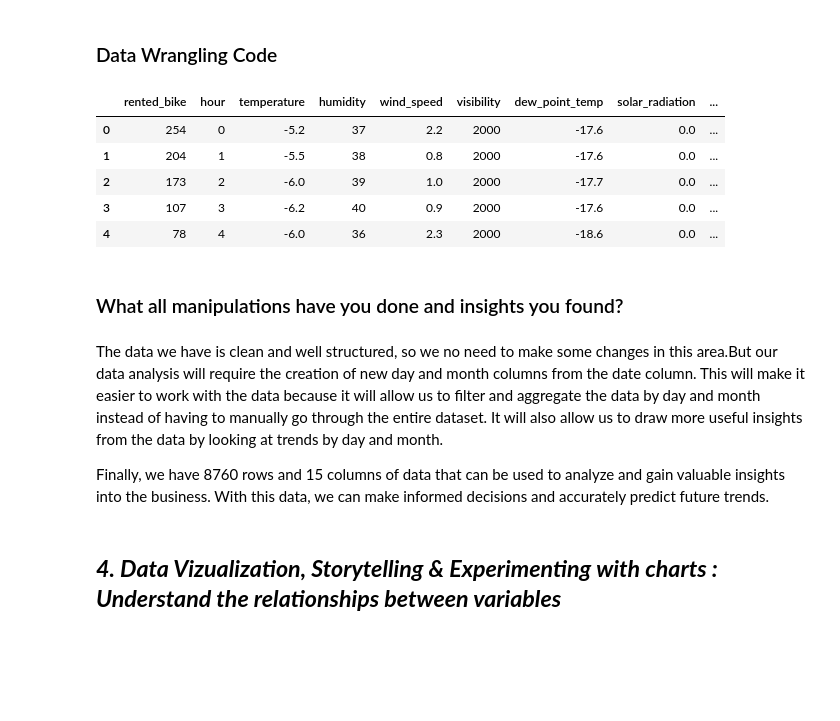
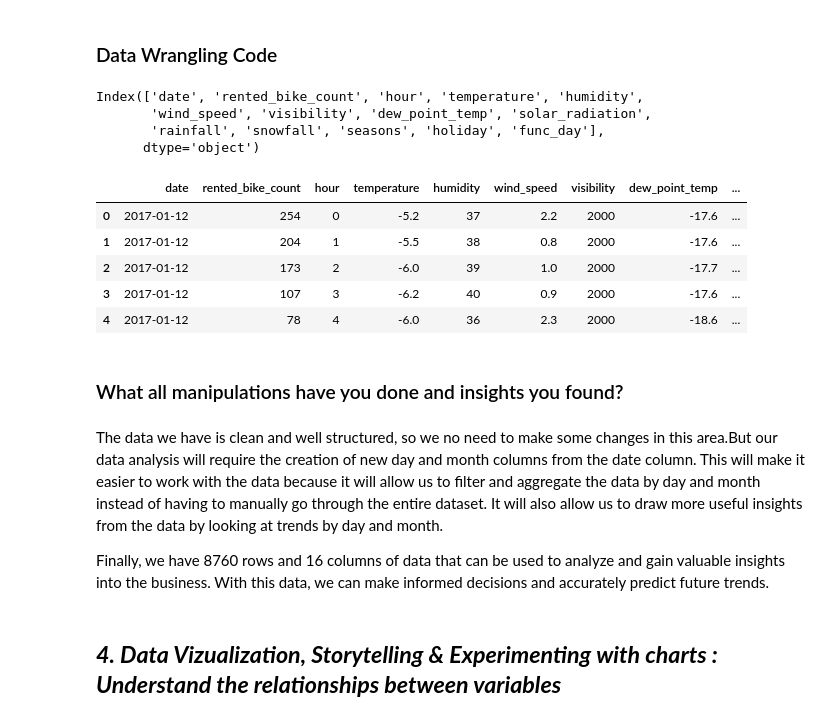
Before and after one commit to Vijaysiraw/ML_Regression_Bike_Sharing_Demand_Prediction, a Jupyter notebook: ML_Regression_Bike_Sharing_Demand_Prediction.ipynb, the cells around one changed output. Drawn from its saved outputs; the diff is of its cells as text; code cells hidden in the pictures; blank space fills up the shorter version.

Commit message:
Data Vizualization part 1

```diff
--- a/ML_Regression_Bike_Sharing_Demand_Prediction.ipynb
+++ b/ML_Regression_Bike_Sharing_Demand_Prediction.ipynb
@@ -299,7 +301,6 @@ sb=sb_data.copy()
 # %%
-
-# Renaming the columns
-sb.rename(columns= {'Date':'date','Rented Bike Count': 'rented_bike', 'Hour':'hour',
+#Renaming the columns
+sb.rename(columns= {'Date':'date','Rented Bike Count': 'rented_bike_count', 'Hour':'hour',
                     'Temperature(°C)':'temperature', 'Humidity(%)':'humidity',
                     'Wind speed (m/s)': 'wind_speed', 'Visibility (10m)': 'visibility',
                     'Dew point temperature(°C)':'dew_point_temp',
@@ -307,4 +308,12 @@ sb.rename(columns= {'Date':'date','Rented Bike Count': 'rented_bike', 'Hour':'ho
                     'Snowfall (cm)':'snowfall', 'Seasons':'seasons',
                     'Holiday':'holiday', 'Functioning Day':'func_day'},
           inplace=True)
+# %%
+#Columns in copied dataset
+sb.columns
+# %% [output]
+Index(['date', 'rented_bike_count', 'hour', 'temperature', 'humidity',
+       'wind_speed', 'visibility', 'dew_point_temp', 'solar_radiation',
+       'rainfall', 'snowfall', 'seasons', 'holiday', 'func_day'],
+      dtype='object')
 # %%
@@ -312,5 +321,5 @@ sb.rename(columns= {'Date':'date','Rented Bike Count': 'rented_bike', 'Hour':'ho
 sb['date'] = pd.to_datetime(sb['date'])
 # %%
-#create day column in dataset
-sb['day']=sb['date'].apply(lambda x : x.strftime('%a'))
+#Creating new columns for day in dataset
+sb['day_of_week']=sb['date'].apply(lambda x : x.strftime('%A'))
 # %%
@@ -318,23 +327,20 @@ sb['day']=sb['date'].apply(lambda x : x.strftime('%a'))
 sb['month']=sb['date'].apply(lambda x : x.month)
-# %%
-#drop date column becouse it is useless
-sb.drop('date',axis=1,inplace=True)
 # %%
-sb.head()
+sb.head(5)
 # %% [output]
-|  | rented_bike | hour | temperature | humidity | wind_speed | visibility | dew_point_temp | solar_radiation | ... |
-| 0 | 254 | 0 | -5.2 | 37 | 2.2 | 2000 | -17.6 | 0.0 | ... |
-| 1 | 204 | 1 | -5.5 | 38 | 0.8 | 2000 | -17.6 | 0.0 | ... |
-| 2 | 173 | 2 | -6.0 | 39 | 1.0 | 2000 | -17.7 | 0.0 | ... |
-| 3 | 107 | 3 | -6.2 | 40 | 0.9 | 2000 | -17.6 | 0.0 | ... |
-| 4 | 78 | 4 | -6.0 | 36 | 2.3 | 2000 | -18.6 | 0.0 | ... |
+|  | date | rented_bike_count | hour | temperature | humidity | wind_speed | visibility | dew_point_temp | ... |
+| 0 | 2017-01-12 | 254 | 0 | -5.2 | 37 | 2.2 | 2000 | -17.6 | ... |
+| 1 | 2017-01-12 | 204 | 1 | -5.5 | 38 | 0.8 | 2000 | -17.6 | ... |
+| 2 | 2017-01-12 | 173 | 2 | -6.0 | 39 | 1.0 | 2000 | -17.7 | ... |
+| 3 | 2017-01-12 | 107 | 3 | -6.2 | 40 | 0.9 | 2000 | -17.6 | ... |
+| 4 | 2017-01-12 | 78 | 4 | -6.0 | 36 | 2.3 | 2000 | -18.6 | ... |
 # %% [markdown]
 ### What all manipulations have you done and insights you found?
 # %% [markdown]
 The data we have is clean and well structured, so we no need to make some changes in this area.But our data analysis will require the creation of new day and month columns from the date column. This will make it easier to work with the data because it will allow us to filter and aggregate the data by day and month instead of having to manually go through the entire dataset. It will also allow us to draw more useful insights from the data by looking at trends by day and month.
 
 
-Finally, we have 8760 rows and 15 columns of data that can be used to analyze and gain valuable insights into the business. With this data, we can make informed decisions and accurately predict future trends.
+Finally, we have 8760 rows and 16 columns of data that can be used to analyze and gain valuable insights into the business. With this data, we can make informed decisions and accurately predict future trends.
 # %% [markdown]
 ## ***4. Data Vizualization, Storytelling & Experimenting with charts : Understand the relationships between variables***
 # %% [markdown]
```
Also changed, not shown: parts of 24 cells of this notebook.
